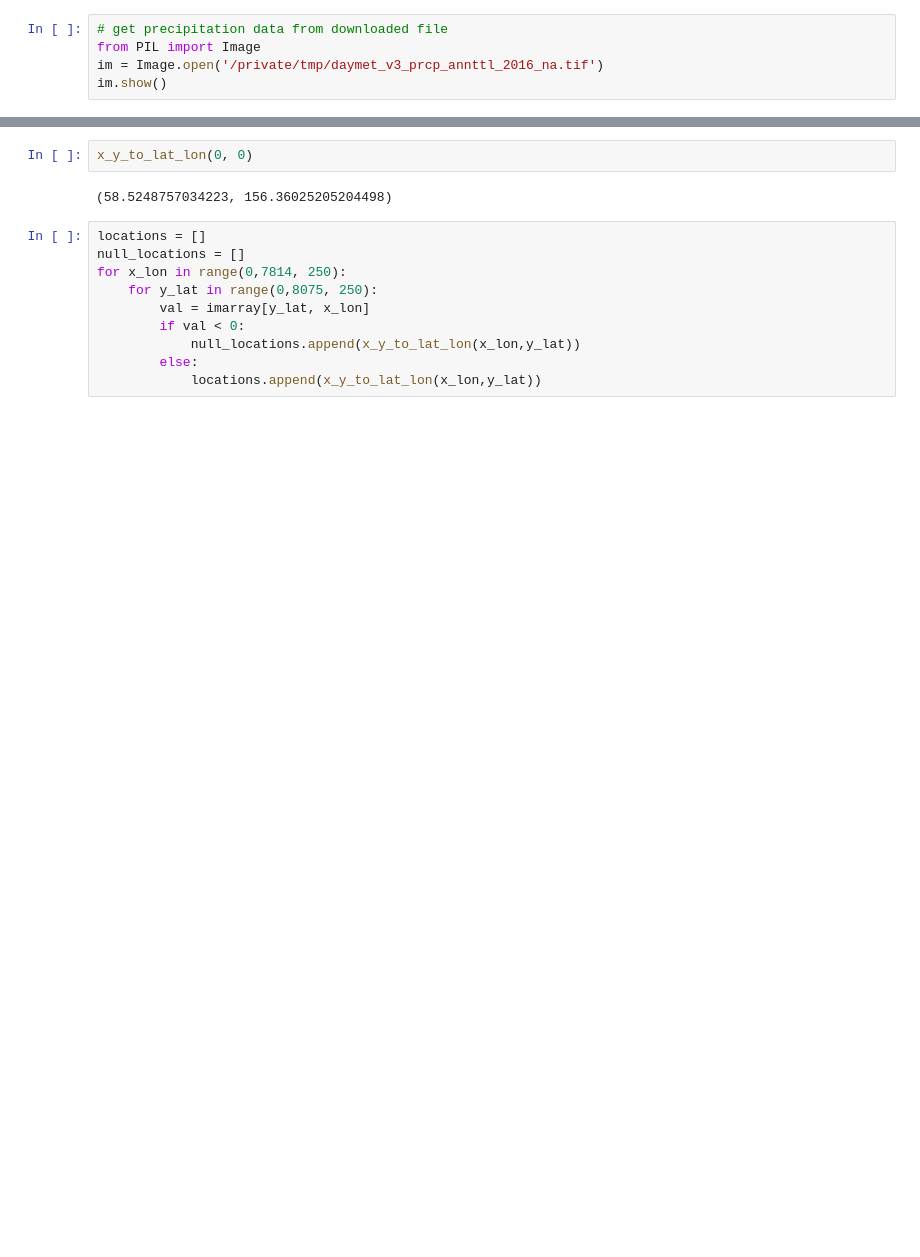
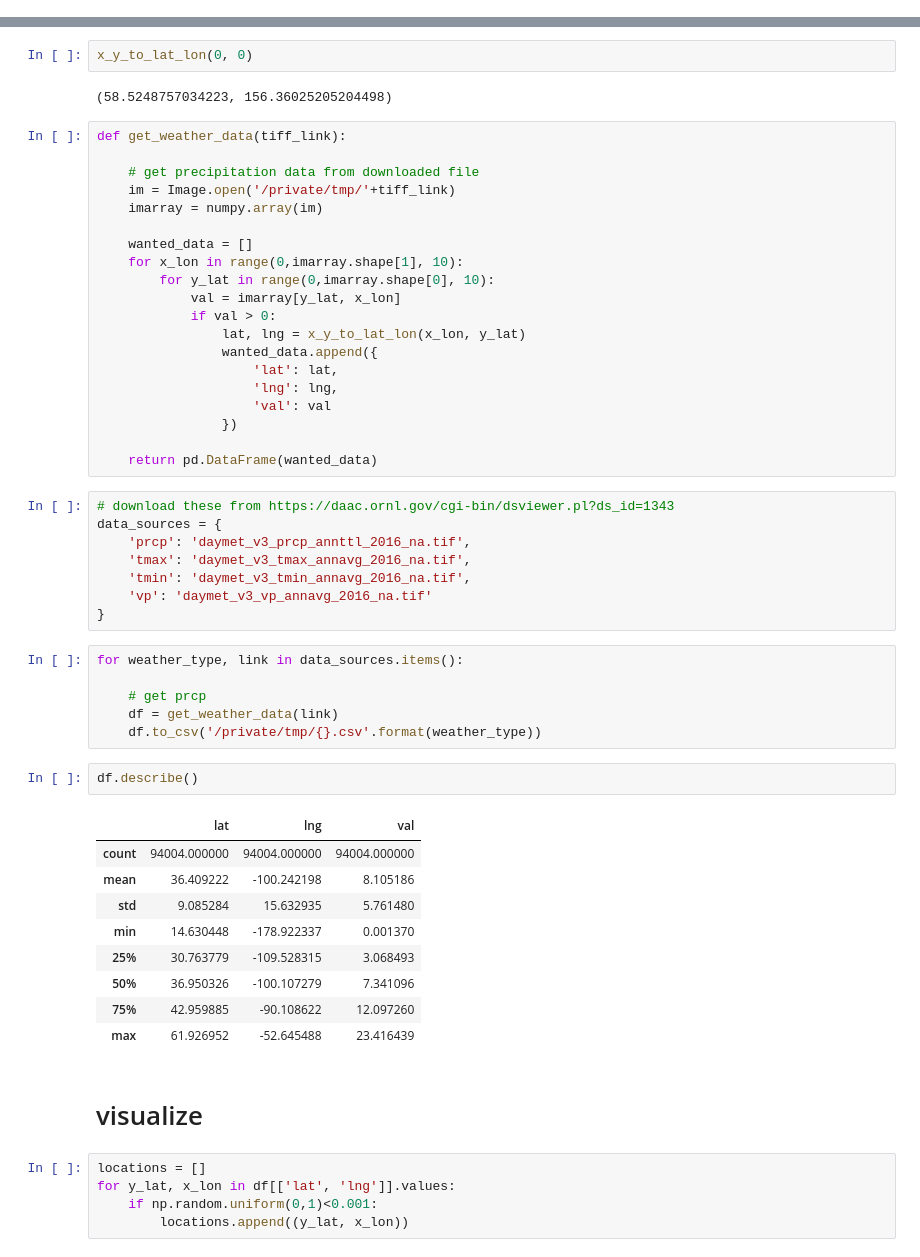
Before and after one commit to Sticksword/SpaceApps2017, a Jupyter notebook: ipynotebooks/Parse NASA Weather Data.ipynb, the cells around one changed output, grey strips where cells are left out. Drawn from its saved outputs; the diff is of its cells as text; blank space fills up the shorter version.

```diff
--- a/ipynotebooks/Parse NASA Weather Data.ipynb
+++ b/ipynotebooks/Parse NASA Weather Data.ipynb
@@ -6,6 +14 @@ import numpy
 gmaps.configure(api_key="AIzaSyDUk70qd04kdHjWcAI0MyMbFv5N0dtMk5c") # Your Google API key
-# %%
-# get precipitation data from downloaded file
-from PIL import Image
-im = Image.open('/private/tmp/daymet_v3_prcp_annttl_2016_na.tif')
-im.show()
@@ -28,16 +24,59 @@ def x_y_to_lat_lon(x_lon, y_lat):
 x_y_to_lat_lon(0, 0)
 # %% [output]
 (58.5248757034223, 156.36025205204498)
-# %%
-locations = []
-null_locations = []
-for x_lon in range(0,7814, 250):
-    for y_lat in range(0,8075, 250):
-        val = imarray[y_lat, x_lon]
-        if val < 0:
-            null_locations.append(x_y_to_lat_lon(x_lon,y_lat))
-        else:
-            locations.append(x_y_to_lat_lon(x_lon,y_lat))
+# %%
+def get_weather_data(tiff_link):
+
+    # get precipitation data from downloaded file
+    im = Image.open('/private/tmp/'+tiff_link)
+    imarray = numpy.array(im)
+
+    wanted_data = []
+    for x_lon in range(0,imarray.shape[1], 10):
+        for y_lat in range(0,imarray.shape[0], 10):
+            val = imarray[y_lat, x_lon]
+            if val > 0:
+                lat, lng = x_y_to_lat_lon(x_lon, y_lat)
+                wanted_data.append({
+                    'lat': lat,
+                    'lng': lng,
+                    'val': val
+                })
+
+    return pd.DataFrame(wanted_data)
+# %%
+# download these from https://daac.ornl.gov/cgi-bin/dsviewer.pl?ds_id=1343
+data_sources = {
+    'prcp': 'daymet_v3_prcp_annttl_2016_na.tif',
+    'tmax': 'daymet_v3_tmax_annavg_2016_na.tif',
+    'tmin': 'daymet_v3_tmin_annavg_2016_na.tif',
+    'vp': 'daymet_v3_vp_annavg_2016_na.tif'
+}
+# %%
+for weather_type, link in data_sources.items():
+
+    # get prcp
+    df = get_weather_data(link)
+    df.to_csv('/private/tmp/{}.csv'.format(weather_type))
+# %%
+df.describe()
+# %% [output]
+|  | lat | lng | val |
+| count | 94004.000000 | 94004.000000 | 94004.000000 |
+| mean | 36.409222 | -100.242198 | 8.105186 |
+| std | 9.085284 | 15.632935 | 5.761480 |
+| min | 14.630448 | -178.922337 | 0.001370 |
+| 25% | 30.763779 | -109.528315 | 3.068493 |
+| 50% | 36.950326 | -100.107279 | 7.341096 |
+| 75% | 42.959885 | -90.108622 | 12.097260 |
+| max | 61.926952 | -52.645488 | 23.416439 |
+# %% [markdown]
+# visualize
+# %%
+locations = []
+for y_lat, x_lon in df[['lat', 'lng']].values:
+    if np.random.uniform(0,1)<0.001:
+        locations.append((y_lat, x_lon))
 # %%
 m = gmaps.Map()
 data_layer = gmaps.symbol_layer(
```
Also changed, not shown: parts of 7 cells of this notebook, 4 other files.
